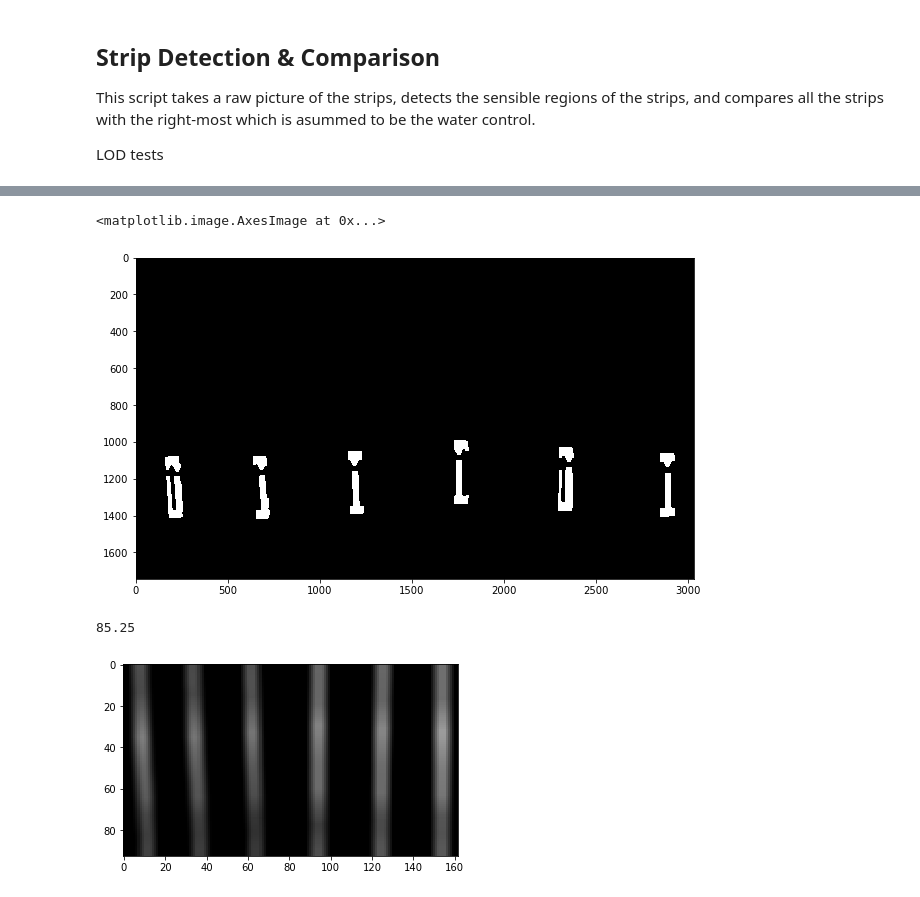
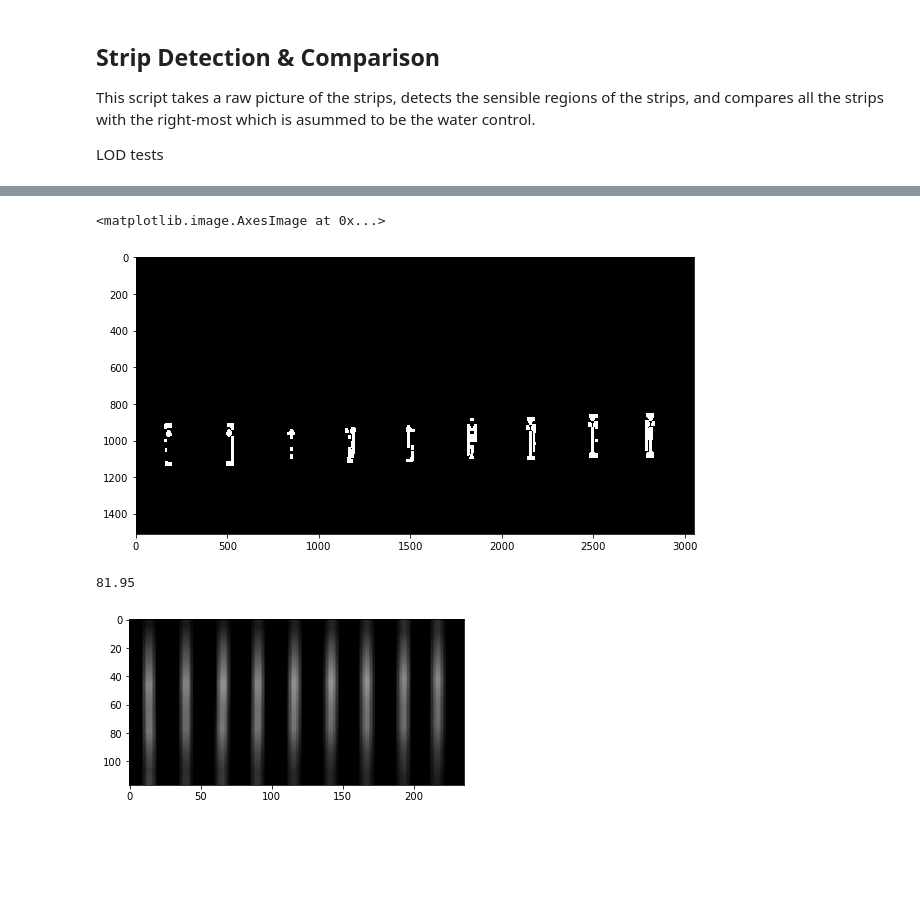
Before and after one commit to broadinstitute/HandLens-1.0.0, a Jupyter notebook: notebooks/Strip Detection and Analysis.ipynb, the cells around one changed output, grey strips where cells are left out. Saved outputs shown, nothing was run; the diff lists cells and outputs as text; code cells hidden in the pictures; blank space fills up the shorter version.

```diff
--- a/notebooks/Strip Detection and Analysis.ipynb
+++ b/notebooks/Strip Detection and Analysis.ipynb
@@ -13,24 +13,21 @@ This script takes a raw picture of the strips, detects the sensible regions of t
 
 LOD tests
 # %%
-image_files = ['VHF/dilution3',
+image_files = ['VHF/dilution2',
                'SL-IV-1',
                'N-II_lod_june20',
                'NG_LOD',
                'N2-LOD-Composite-black_background',
                'N2_LOD_for_app_1_June202019',
                'N2_LOD_for_app_2_June202019',
-               'EBOV-G2-LOD-dark']
-image_name = image_files[0]
+               'EBOV-G2-LOD-dark',
+               'tickborne/Bab_DNA_LF']
+image_name = image_files[-1]
 filename = 'images/' + image_name + '.jpg'
-# filename = r'C:\Users\Sameed\Downloads\98ad12c6bc1b3a0f52787da0c9884f6e.jpg'
 image = cv2.imread(filename)
 image = cv2.GaussianBlur(image, (21,21), 1)
 
 fig, ax = plt.subplots(figsize=(10, 10))
 plt.imshow(cv2.cvtColor(image, cv2.COLOR_BGR2RGB))
 plt.show()
-clahe = cv2.createCLAHE(clipLimit=4.0, tileGridSize=(10,10))
-plt.imshow(cv2.cvtColor(clahe.apply(cv2.cvtColor(image, cv2.COLOR_BGR2GRAY)), cv2.COLOR_GRAY2RGB))
-plt.show()
 # %% [output]
@@ -46,6 +42,21 @@ def getStripPixelAreaFromFile(filename):
 # %%
 # Parameters
 stripPixelArea = getStripPixelAreaFromFile('images/' + image_name + '_size.txt')
+# stripPixelArea = 60378
+# print('MANUALLY CHANGED STRIPPIXELAREA')
+# print('MANUALLY CHANGED STRIPPIXELAREA')
+# print('MANUALLY CHANGED STRIPPIXELAREA')
+# print('MANUALLY CHANGED STRIPPIXELAREA')
+# print('MANUALLY CHANGED STRIPPIXELAREA')
+# print('MANUALLY CHANGED STRIPPIXELAREA')
+# print('MANUALLY CHANGED STRIPPIXELAREA')
+# print('MANUALLY CHANGED STRIPPIXELAREA')
+# print('MANUALLY CHANGED STRIPPIXELAREA')
+# print('MANUALLY CHANGED STRIPPIXELAREA')
+# print('MANUALLY CHANGED STRIPPIXELAREA')
+# print('MANUALLY CHANGED STRIPPIXELAREA')
+# print('MANUALLY CHANGED STRIPPIXELAREA')
+# print('MANUALLY CHANGED STRIPPIXELAREA')
 stripWidthRelative = 7
 stripHeightRelative = 48
 
@@ -90,8 +101,8 @@ lower_red2 = np.array([170, 50, 50])
 upper_red2 = np.array([180, 255, 255])
 
 # Green is between 20 and 90 (these ranges can be adjusted)
-lower_green = np.array([20, 50, 50])
-upper_green = np.array([83, 255, 255])
+lower_green = np.array([25, 100, 50])
+upper_green = np.array([73, 255, 255])
 
 # We can also use a large color range to encapsulate both red and green:
 lower_redgreen1 = np.array([0, 50, 50])
@@ -200,35 +212,36 @@ def applyClahetoRGB(bgr_imb):
 # %%
 image = cv2.imread(filename)
 # image = cv2.resize(image, (0, 0), fx=0.25, fy=0.25)
 image = cv2.GaussianBlur(image, (5, 5), 0)
 
 # First, convert the image to HSV color space, which makes the color detection straightforward
 hsv = cv2.cvtColor(image, cv2.COLOR_BGR2HSV)
 
 # These strips have red arrows on a green background, so we define two masks, one for red and the
 # other for green
 
 red_mask1 = cv2.inRange(hsv, lower_red1, upper_red1)
 red_mask2 = cv2.inRange(hsv, lower_red2, upper_red2)
 
 kernel = np.ones((2, 2), np.uint8)
 red_mask = red_mask1 + red_mask2
 green_mask = cv2.inRange(hsv, lower_green, upper_green)
 redgreen_mask1 = cv2.inRange(hsv, lower_redgreen1, upper_redgreen1)
 redgreen_mask2 = cv2.inRange(hsv, lower_redgreen2, upper_redgreen2)
-mask = green_mask # redgreen_mask1 + redgreen_mask2
+# mask = green_mask # redgreen_mask1 + redgreen_mask2
+mask = green_mask + red_mask
 
 kernel = np.ones((15,15), np.uint8)
 red_mask = cv2.erode(red_mask, kernel, iterations=1)
 red_mask = cv2.dilate(red_mask, kernel, iterations=1)
 mask = cv2.erode(mask, kernel, iterations=1)
 mask = cv2.dilate(mask, kernel, iterations=1)
 
 fig, ax = plt.subplots(figsize=(10, 10))
 plt.imshow(cv2.cvtColor(mask, cv2.COLOR_GRAY2RGB))
 # %% [output]
 <matplotlib.image.AxesImage at 0x...>
-[figure, old version]
+[figure, new version]
 # %%
 # adjust brightness
 
@@ -245,8 +258,8 @@ _, maxVal, _, _ = cv2.minMaxLoc(dst)
 minStripThreshold = 0.55*maxVal
 print(minStripThreshold)
 # %% [output]
-85.25
+81.95
-[figure, old version]
+[figure, new version]
 # %%
 # Processing Step 2a: finding green box candidates
 # Stage 1:
```
Also changed, not shown: parts of 12 cells of this notebook, 2 other files.
